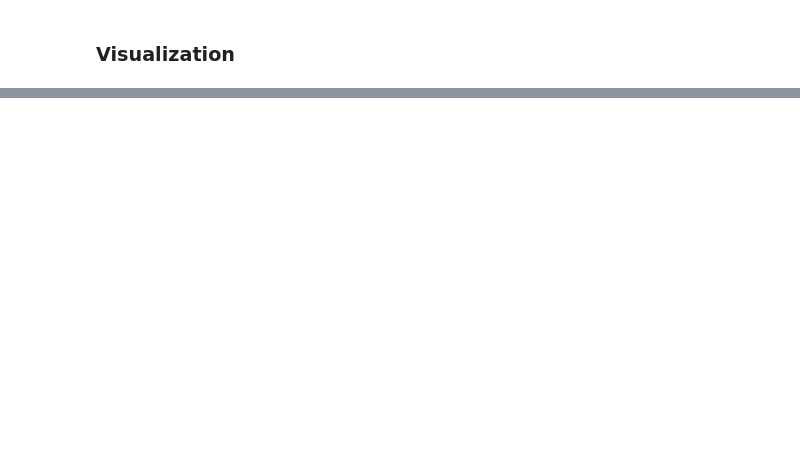
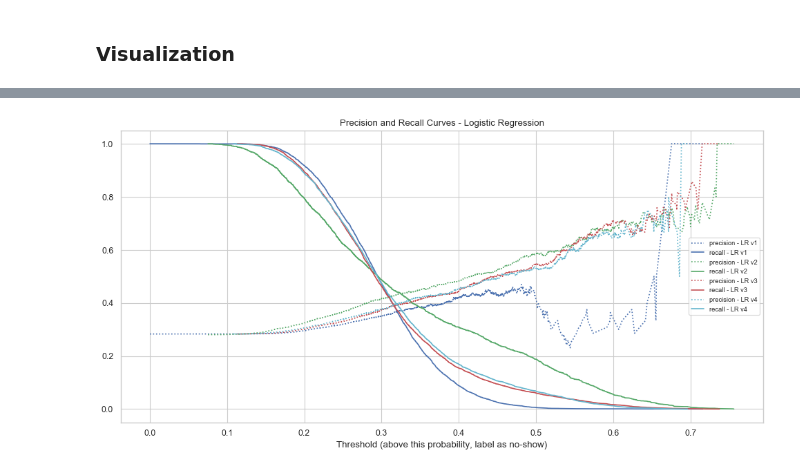
Before and after one commit to jocelynlau/metis-projects-2-5, a Jupyter notebook: project 3/4a. model comparison.ipynb, the cells around one changed output, grey strips where cells are left out. Drawn from its saved outputs; the diff is of its cells as text; code cells hidden in the pictures; blank space fills up the shorter version.

```diff
--- a/project 3/4a. model comparison.ipynb
+++ b/project 3/4a. model comparison.ipynb
@@ -71,7 +73,7 @@ Xv2_cols = np.array(a_Xv2.columns)
 a_Xv2.info()
 # a_X.head(5)
 
-## run for appt_v2_all - all appts, adds historical features (has N/As)
+## run for appt_v2_all0 - all appts, replaces no-show-rate NA's as 0's
 feature_cols = ['Gender','Age2','Neighbourhood2','Scholarship','Hipertension','Diabetes','Alcoholism',
                 'Handcap_bin','SMS_received','SchedDayofWeek','ApptDayofWeek','DayDiff2',
                 'no_show_rate2','Reschedule','Follow_up']
@@ -80,6 +82,16 @@ a_Xv3 = pd.get_dummies(a_Xv3, columns = ['Gender','Neighbourhood2','SchedDayofWe
 a_Xv3.drop(columns=['Gender_F','Neighbourhood2_OTHER','SchedDayofWeek_Monday','ApptDayofWeek_Monday'],inplace=True)
 Xv3_cols = np.array(a_Xv3.columns)
 a_Xv3.info()
+
+## run for appt_v2_all1 - all appts, replaces no-show-rate NA's as imputed from linreg's
+feature_cols = ['Gender','Age2','Neighbourhood2','Scholarship','Hipertension','Diabetes','Alcoholism',
+                'Handcap_bin','SMS_received','SchedDayofWeek','ApptDayofWeek','DayDiff2',
+                'no_show_rate2','Reschedule','Follow_up']
+a_Xv4 = appt_v4[feature_cols]
+a_Xv4 = pd.get_dummies(a_Xv4, columns = ['Gender','Neighbourhood2','SchedDayofWeek','ApptDayofWeek'])
+a_Xv4.drop(columns=['Gender_F','Neighbourhood2_OTHER','SchedDayofWeek_Monday','ApptDayofWeek_Monday'],inplace=True)
+Xv4_cols = np.array(a_Xv4.columns)
+a_Xv4.info()
 # %% [output]
 <class 'pandas.core.frame.DataFrame'>
 Int64Index: 71163 entries, 0 to 71958
@@ -110,6 +122,9 @@ Xv2_train, Xv2_test, yv2_train, yv2_test = train_test_split(Xv2, yv2, test_size
 #appt_v3
 Xv3, yv3 = a_Xv3, appt_v3['No_show_num']
 Xv3_train, Xv3_test, yv3_train, yv3_test = train_test_split(Xv3, yv3, test_size = 0.25, random_state = 10, stratify = yv3)
+#appt_v4
+Xv4, yv4 = a_Xv4, appt_v4['No_show_num']
+Xv4_train, Xv4_test, yv4_train, yv4_test = train_test_split(Xv4, yv4, test_size = 0.25, random_state = 10, stratify = yv4)
 # %%
 # create standardized versions for LR, KNN, and SVC
 #Standardize
@@ -121,6 +136,7 @@ def stan(X_train,X_test):
 Xv1_train_std, Xv1_test_std = stan(Xv1_train,Xv1_test)
 Xv2_train_std, Xv2_test_std = stan(Xv2_train,Xv2_test)
 Xv3_train_std, Xv3_test_std = stan(Xv3_train,Xv3_test)
+Xv4_train_std, Xv4_test_std = stan(Xv4_train,Xv4_test)
 # %% [markdown]
 ### Models
 skipping Decision Trees and Naive Bayes
@@ -134,6 +150,7 @@ def fit_LR(X_train,y_train,X_test):
 yv1_test_LR, yv1_test_LR_prob = fit_LR(Xv1_train_std,yv1_train,Xv1_test_std)
 yv2_test_LR, yv2_test_LR_prob = fit_LR(Xv2_train_std,yv2_train,Xv2_test_std)
 yv3_test_LR, yv3_test_LR_prob = fit_LR(Xv3_train_std,yv3_train,Xv3_test_std)
+yv4_test_LR, yv4_test_LR_prob = fit_LR(Xv4_train_std,yv4_train,Xv4_test_std)
 # %%
 print_scores(yv1_test,yv1_test_LR)
 # %% [output]
@@ -392,0 +679,21 @@ print(f'RFC o - v3: {roc_auc_score(yv3_test, yv3_test_RFC_o_prob):.3f}') # RFC
+# %%
+# Compare Precision/Recall curves
+precision_curve1, recall_curve1, threshold_curve1 = precision_recall_curve(yv1_test, yv1_test_LR_prob)
+precision_curve2, recall_curve2, threshold_curve2 = precision_recall_curve(yv2_test, yv2_test_LR_prob)
+precision_curve3, recall_curve3, threshold_curve3 = precision_recall_curve(yv3_test, yv3_test_LR_prob)
+precision_curve4, recall_curve4, threshold_curve4 = precision_recall_curve(yv4_test, yv4_test_LR_prob)
+
+plt.figure(dpi=80,figsize=(15,7))
+plt.plot(threshold_curve1, precision_curve1[1:],label='precision - LR v1',color='b',linestyle=':')
+plt.plot(threshold_curve1, recall_curve1[1:], label='recall - LR v1',color='b')
+plt.plot(threshold_curve2, precision_curve2[1:],label='precision - LR v2',color='g',linestyle=':')
+plt.plot(threshold_curve2, recall_curve2[1:], label='recall - LR v2',color='g')
+plt.plot(threshold_curve3, precision_curve3[1:],label='precision - LR v3',color='r',linestyle=':')
+plt.plot(threshold_curve3, recall_curve3[1:], label='recall - LR v3',color='r')
+plt.plot(threshold_curve4, precision_curve4[1:],label='precision - LR v4',color='c',linestyle=':')
+plt.plot(threshold_curve4, recall_curve4[1:], label='recall - LR v4',color='c')
+plt.legend(loc='center right',fontsize='small')
+plt.xlabel('Threshold (above this probability, label as no-show)');
+plt.title('Precision and Recall Curves - Logistic Regression');
+# %% [output]
+[figure, added]
```
Also changed, not shown: parts of 57 cells of this notebook, 3 other files.
